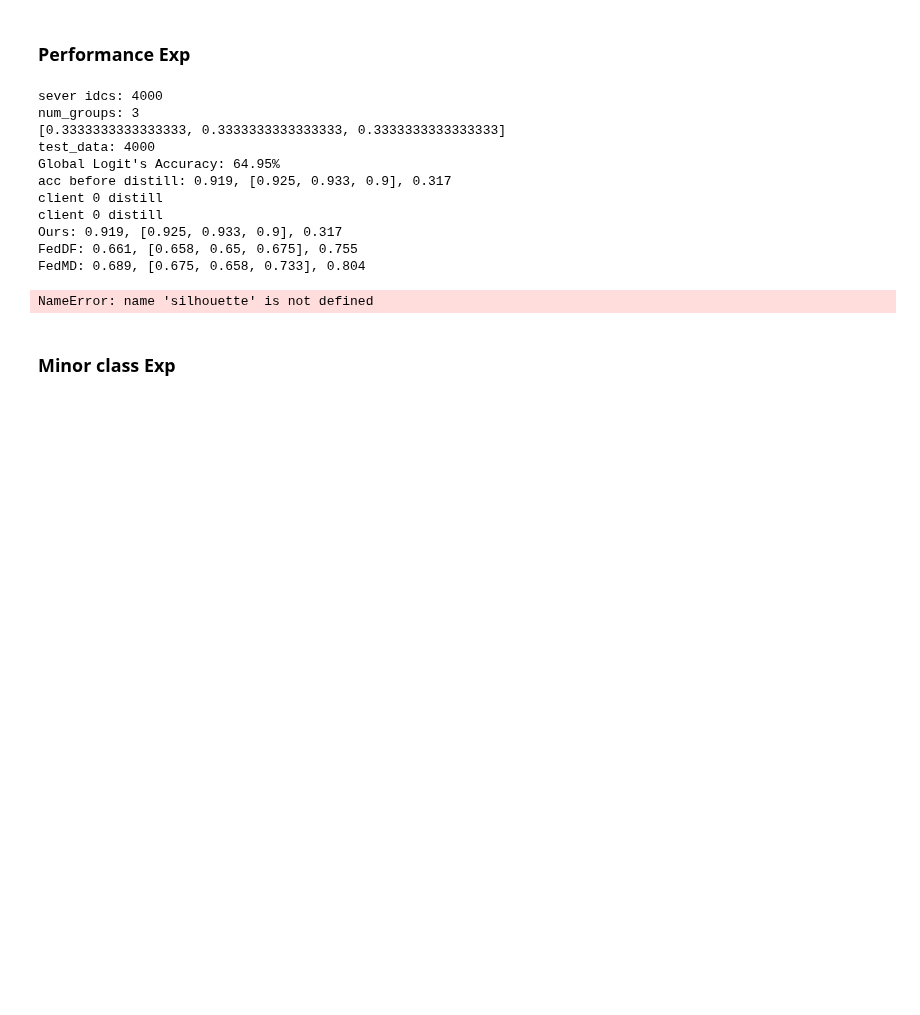
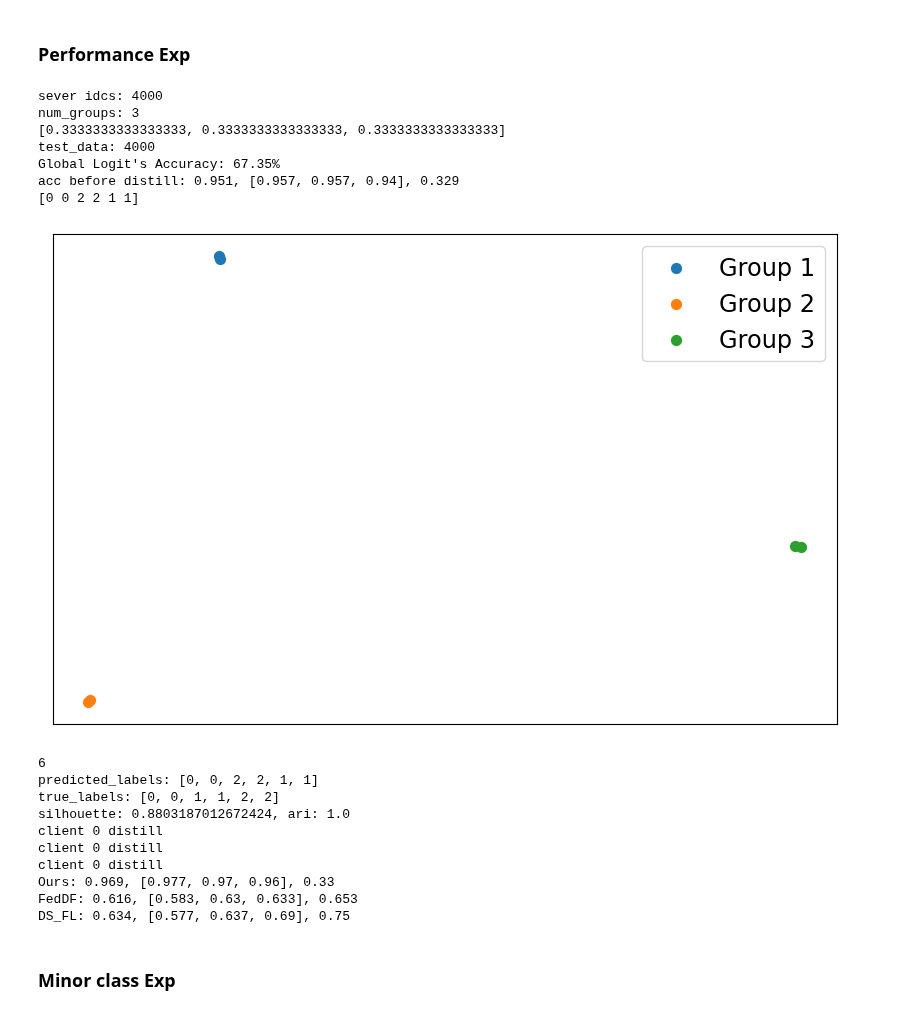
Before and after one commit to yangbaechu/FD-with-Label-Based-Group-Structure, a Jupyter notebook: FedCD.ipynb, the cells around one changed output. Cells and saved outputs as stored; diff of their text form; code cells hidden in the pictures; blank space fills up the shorter version.

Commit message:
Fix error in DS-FL

```diff
--- a/FedCD.ipynb
+++ b/FedCD.ipynb
@@ -313,7 +313,7 @@ def get_global_logits_DS_FL(client_logits, temperature=0.1):
     # Step 5: Apply ERA to the averaged logits
     reduced_entropy_logits = apply_ERA(avg_prob_distributions, client_prob_distributions, temperature)
 
-    return reduced_entropy_logits
+    return reduced_entropy_logits.detach()
 # %%
 def make_global_logit(n_clients, total_client_data, distill_data, number_of_cluster, cluster_distribution, instance_per_class, instance_per_minor_class, instances_per_class_per_client):
     data_per_class=int(distill_data//10)
@@ -456,11 +456,11 @@ def cluster_train_result_exp(n_clients, total_client_data, distill_data, number_
 
     classifiers_state = copy_classifiers(clients)
 
-#     new_client_acc, new_cluster_accs, new_global_acc, silhouette, ari = distill_with_cluster_logit(server, clients, client_logits, global_logits, number_of_cluster, server_idcs, cluster_distribution, t)
+    new_client_acc, new_cluster_accs, new_global_acc, silhouette, ari = distill_with_cluster_logit(server, clients, client_logits, global_logits, number_of_cluster, server_idcs, cluster_distribution, t)
 
-#     client_accs.append(new_client_acc)
-#     cluster_accs.append(new_cluster_accs)
-#     global_accs.append(new_global_acc)
+    client_accs.append(new_client_acc)
+    cluster_accs.append(new_cluster_accs)
+    global_accs.append(new_global_acc)
 
     for i, client in enumerate(clients):
         client.classifier.load_state_dict(classifiers_state[i])
@@ -475,7 +475,7 @@ def cluster_train_result_exp(n_clients, total_client_data, distill_data, number_
     for i, client in enumerate(clients):
         client.classifier.load_state_dict(classifiers_state[i])
 
-    new_client_acc, new_cluster_accs, new_global_acc = FedDF(server, clients, client_logits, global_logits, number_of_cluster, server_idcs, cluster_distribution)
+    new_client_acc, new_cluster_accs, new_global_acc = DS_FL(server, clients, client_logits, number_of_cluster, server_idcs, cluster_distribution)
 
     client_accs.append(new_client_acc)
     cluster_accs.append(new_cluster_accs)
@@ -483,7 +483,7 @@ def cluster_train_result_exp(n_clients, total_client_data, distill_data, number_
 
     print(f'Ours: {client_accs[-3]}, {cluster_accs[-3]}, {global_accs[-3]}')
     print(f'FedDF: {client_accs[-2]}, {cluster_accs[-2]}, {global_accs[-2]}')
-    print(f'FedMD: {client_accs[-1]}, {cluster_accs[-1]}, {global_accs[-1]}')
+    print(f'DS_FL: {client_accs[-1]}, {cluster_accs[-1]}, {global_accs[-1]}')
     return client_accs, cluster_accs, global_accs, silhouette, ari
 
 def clustering_exp(n_clients, total_client_data, distill_data, number_of_cluster, cluster_distribution, instance_per_class, instance_per_minor_class, instances_per_class_per_client, t):
@@ -572,31 +572,37 @@ def model_clustering_exp(n_clients, total_client_data, distill_data, number_of_c
 # %%
 import pandas as pd
 
 # Initialize empty DataFrame to store results with simplified columns
 cluster_distribution = [1/3, 1/3, 1/3]
 cluster_count = 3
 t = 2
 n_clients = cluster_count * 2
 instances_per_class_per_client = get_combination(cluster_count, 3)
 
-data_per_client = 200
+data_per_client = 500
 # Assume it accepts t as a parameter
 client_accs, cluster_accs, global_accs, silhouette, ari = cluster_train_result_exp(
         n_clients, 40000, 4000, cluster_count, cluster_distribution, data_per_client//3, 0, instances_per_class_per_client, t
 )
 # %% [output]
 sever idcs: 4000
 num_groups: 3
 [0.3333333333333333, 0.3333333333333333, 0.3333333333333333]
 test_data: 4000
-Global Logit's Accuracy: 64.95%
-acc before distill: 0.919, [0.925, 0.933, 0.9], 0.317
-client 0 distill
-client 0 distill
-Ours: 0.919, [0.925, 0.933, 0.9], 0.317
-FedDF: 0.661, [0.658, 0.65, 0.675], 0.755
-FedMD: 0.689, [0.675, 0.658, 0.733], 0.804
+Global Logit's Accuracy: 67.35%
+acc before distill: 0.951, [0.957, 0.957, 0.94], 0.329
+[0 0 2 2 1 1]
+[figure, added]
-NameError: name 'silhouette' is not defined
+6
+predicted_labels: [0, 0, 2, 2, 1, 1]
+true_labels: [0, 0, 1, 1, 2, 2]
+silhouette: 0.8803187012672424, ari: 1.0
+client 0 distill
+client 0 distill
+client 0 distill
+Ours: 0.969, [0.977, 0.97, 0.96], 0.33
+FedDF: 0.616, [0.583, 0.63, 0.633], 0.653
+DS_FL: 0.634, [0.577, 0.637, 0.69], 0.75
 # %% [markdown]
 ### Minor class Exp
 # %%
```
Also changed, not shown: parts of 1 cell of this notebook.
